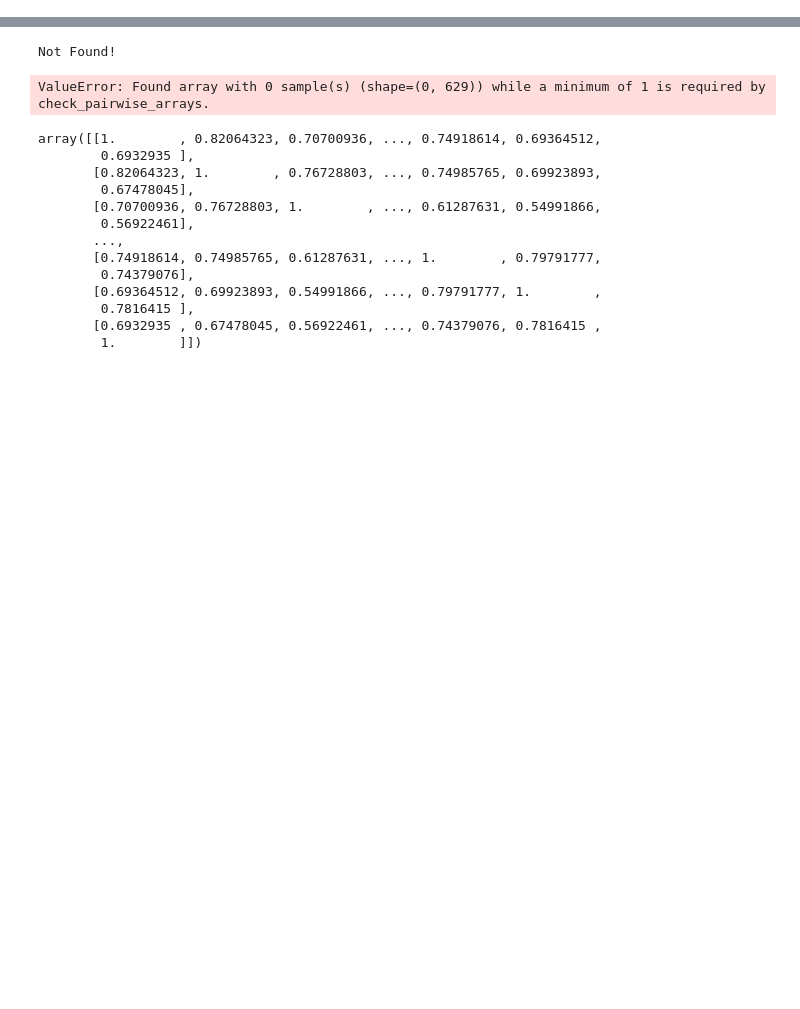
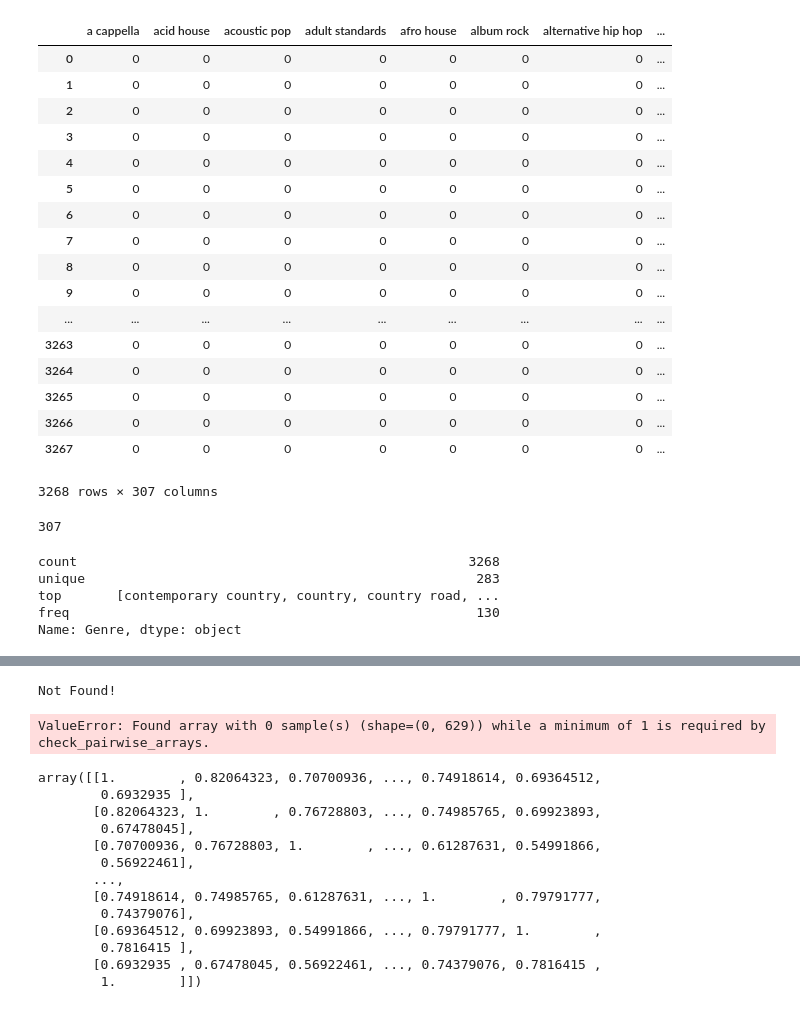
Before and after one commit to francoe001/Machine-Learning-Project, a Jupyter notebook: Recommendation Engine.ipynb, the cells around one changed output, grey strips where cells are left out. Saved outputs shown, nothing was run; the diff lists cells and outputs as text; code cells hidden in the pictures; blank space fills up the shorter version.

```diff
--- a/Recommendation Engine.ipynb
+++ b/Recommendation Engine.ipynb
@@ -144,0 +143,2 @@ lyric_df[lyric_df['song']=='One-One']
+# %%
+music = pd.read_csv('music.csv')
@@ -144,0 +157,24 @@ lyric_df[lyric_df['song']=='One-One']
+# %%
+def pull_genre(row):
+    artist=row['artist'].replace(' ', '%20')
+    CLIENT_ID = secrets['spotify_id']
+    CLIENT_SECRET = secrets['spotify_secret']
+
+    grant_type = 'client_credentials'
+    body_params = {'grant_type' : grant_type}
+
+    url='https://accounts.spotify.com/api/token'
+    response = requests.post(url, data=body_params, auth = (CLIENT_ID, CLIENT_SECRET))
+
+    token_raw = json.loads(response.text)
+    token = token_raw["access_token"]
+    headers = {"Authorization": "Bearer {}".format(token)}
+    try:
+        r = requests.get(url="https://api.spotify.com/v1/search?q={}&type=artist".format(artist), headers=headers)
+        ret = json.loads(r.text)
+        return ret['artists']['items'][0]['genres']
+    except:
+        return []
+
+
+music['Genre'] = music.apply(pull_genre,axis=1)
@@ -144,0 +195,6 @@ lyric_df[lyric_df['song']=='One-One']
+# %%
+#I only want to perform the EDA on these columns
+
+eda = music[['song','artist','lyrics','Cleaned Text', 'Genre']]
+
+eda.head()
@@ -144,0 +251,41 @@ lyric_df[lyric_df['song']=='One-One']
+# %%
+from sklearn.preprocessing import MultiLabelBinarizer
+
+genre_split = eda['Genre']
+
+mlb = MultiLabelBinarizer()
+
+genre_split_1 = pd.DataFrame(mlb.fit_transform(genre_split),columns=mlb.classes_, index=eda.index)
+# %%
+genre_split_1
+# %% [output]
+|  | a cappella | acid house | acoustic pop | adult standards | afro house | album rock | alternative hip hop | ... |
+| 0 | 0 | 0 | 0 | 0 | 0 | 0 | 0 | ... |
+| 1 | 0 | 0 | 0 | 0 | 0 | 0 | 0 | ... |
+| 2 | 0 | 0 | 0 | 0 | 0 | 0 | 0 | ... |
+| 3 | 0 | 0 | 0 | 0 | 0 | 0 | 0 | ... |
+| 4 | 0 | 0 | 0 | 0 | 0 | 0 | 0 | ... |
+| 5 | 0 | 0 | 0 | 0 | 0 | 0 | 0 | ... |
+| 6 | 0 | 0 | 0 | 0 | 0 | 0 | 0 | ... |
+| 7 | 0 | 0 | 0 | 0 | 0 | 0 | 0 | ... |
+| 8 | 0 | 0 | 0 | 0 | 0 | 0 | 0 | ... |
+| 9 | 0 | 0 | 0 | 0 | 0 | 0 | 0 | ... |
+| ... | ... | ... | ... | ... | ... | ... | ... | ... |
+| 3263 | 0 | 0 | 0 | 0 | 0 | 0 | 0 | ... |
+| 3264 | 0 | 0 | 0 | 0 | 0 | 0 | 0 | ... |
+| 3265 | 0 | 0 | 0 | 0 | 0 | 0 | 0 | ... |
+| 3266 | 0 | 0 | 0 | 0 | 0 | 0 | 0 | ... |
+| 3267 | 0 | 0 | 0 | 0 | 0 | 0 | 0 | ... |
+3268 rows × 307 columns
+# %%
+genre_split_1.columns.nunique()
+# %% [output]
+307
+# %%
+genre_split.describe()
+# %% [output]
+count                                                  3268
+unique                                                  283
+top       [contemporary country, country, country road, ...
+freq                                                    130
+Name: Genre, dtype: object
```
Also changed, not shown: parts of 57 cells of this notebook, 1 other file.
